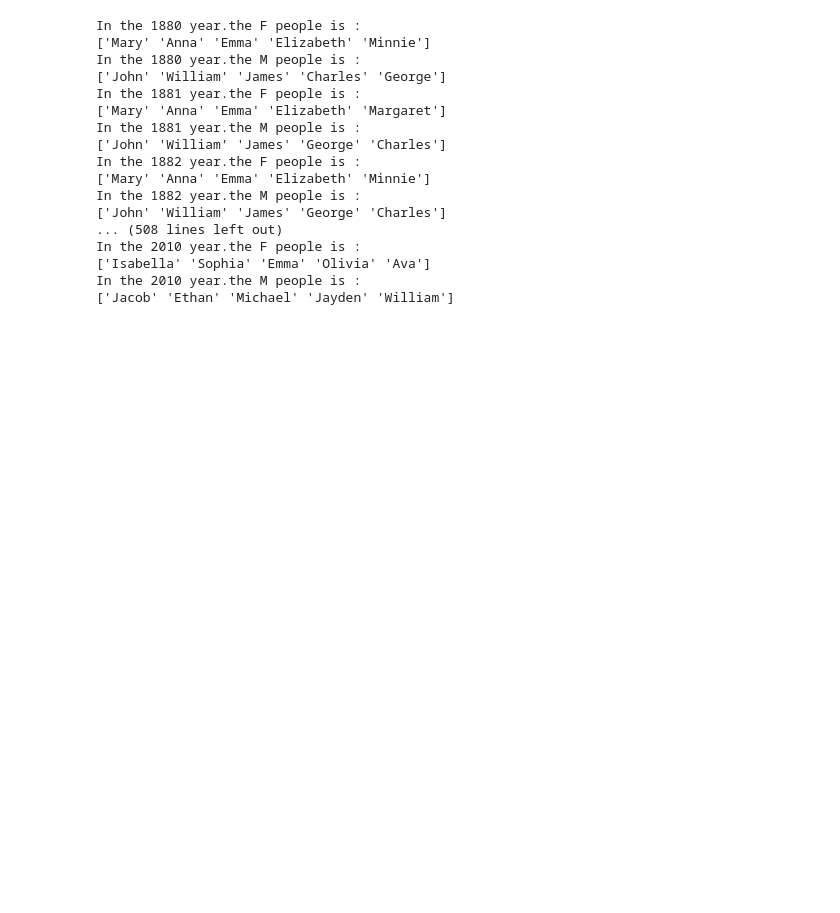
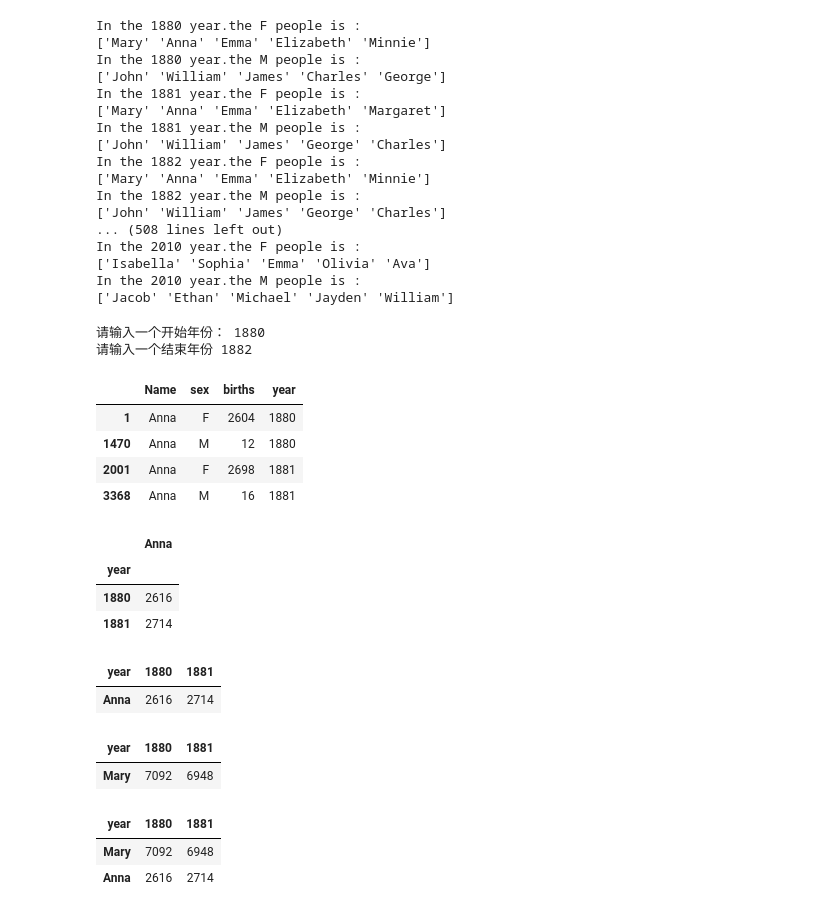
Before and after one commit to Lonelyleavesi/NumPy-Programe-practice, a Jupyter notebook: babyData/20164276计科一班陈玉杰实验1/BabyData.ipynb, the cells around one changed output. Drawn from its saved outputs; the diff is of its cells as text; code cells hidden in the pictures; blank space fills up the shorter version.

```diff
--- a/babyData/20164276计科一班陈玉杰实验1/BabyData.ipynb
+++ b/babyData/20164276计科一班陈玉杰实验1/BabyData.ipynb
@@ -402,3 +428,63 @@ In the 2010 year.the M people is :
 ['Jacob' 'Ethan' 'Michael' 'Jayden' 'William']
 # %%
 #运行时间很长
+# %%
+begin = input("请输入一个开始年份： ")  #先输入开始结束年份 取得一个DataFrame
+end  = input("请输入一个结束年份 ")
+years = range(int(begin), int(end))
+
+pieces = []
+columns = ['Name', 'sex', 'births']
+
+for year in years:
+    path = 'babynames/yob%d.txt' % year
+    frame = pd.read_csv(path, names=columns)
+
+    frame['year'] = year
+    pieces.append(frame)
+
+# Concatenate everything into a single DataFrame
+babyframe = pd.concat(pieces, ignore_index=True)
+# %% [output]
+请输入一个开始年份： 1880
+请输入一个结束年份 1882
+# %%
+t1 = babyframe.loc[babyframe['Name'] == 'Mary']   #取出每一个名字的 DataFrame 如上
+t2 = babyframe.loc[babyframe['Name'] == 'Anna']   #取出每一个名字的 DataFrame 如上
+t2
+# %% [output]
+|  | Name | sex | births | year |
+| 1 | Anna | F | 2604 | 1880 |
+| 1470 | Anna | M | 12 | 1880 |
+| 2001 | Anna | F | 2698 | 1881 |
+| 3368 | Anna | M | 16 | 1881 |
+# %%
+x2 = t2.groupby('year').births.sum()
+x2.name = 'Anna'
+tx2 = DataFrame(x2)
+tx2
+# %% [output]
+|  | Anna |
+| year |  |
+| 1880 | 2616 |
+| 1881 | 2714 |
+# %%
+tx2.T
+# %% [output]
+| year | 1880 | 1881 |
+| Anna | 2616 | 2714 |
+# %%
+x1 = t1.groupby('year').births.sum()
+x1.name = 'Mary'
+tx1 = DataFrame(x1)
+tx1.T
+# %% [output]
+| year | 1880 | 1881 |
+| Mary | 7092 | 6948 |
+# %%
+result=pd.concat([tx1.T,tx2.T],sort=True)  #合并Frame  注意axis = 1
+result
+# %% [output]
+| year | 1880 | 1881 |
+| Mary | 7092 | 6948 |
+| Anna | 2616 | 2714 |
```
Also changed, not shown: parts of 12 cells of this notebook, 4 other files.
